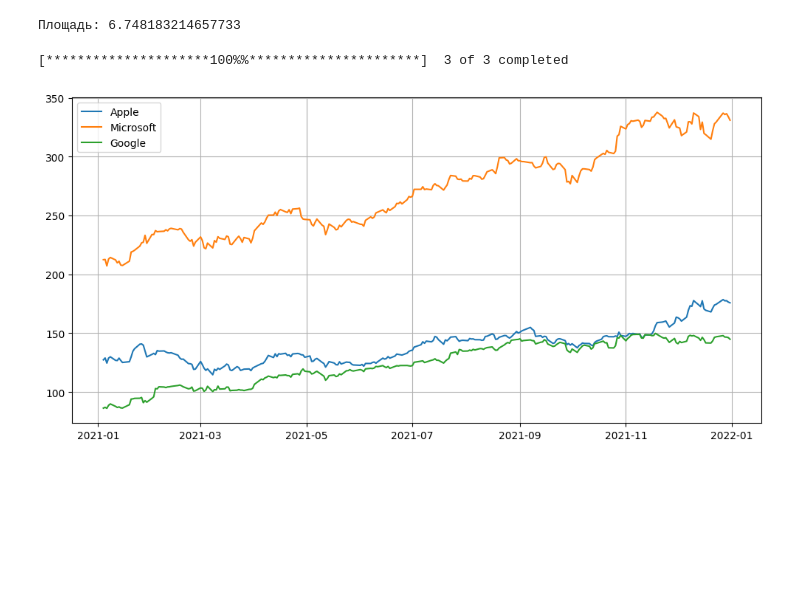
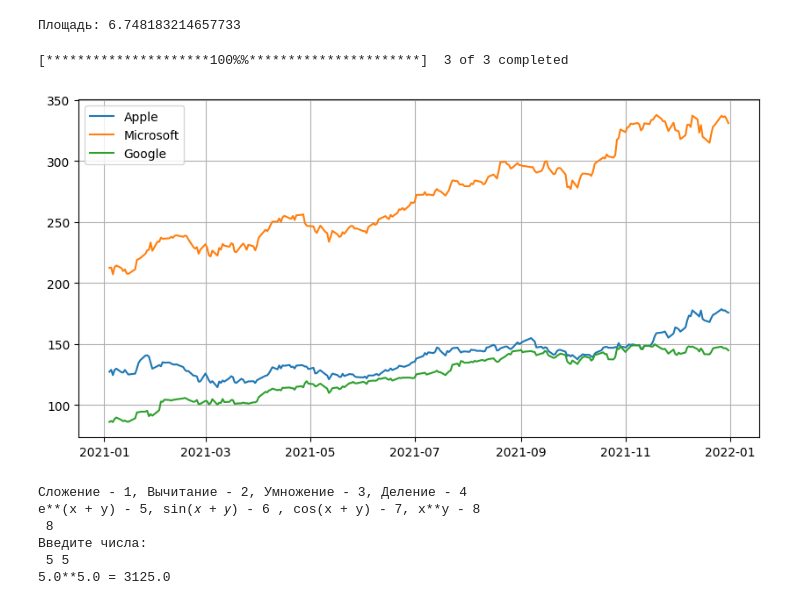
Before and after one commit to Semgior/AI_Homework, a Jupyter notebook: Smirnov_E_Workbook1.ipynb, the cells around one changed output. Cells and saved outputs as stored; diff of their text form; code cells hidden in the pictures; blank space fills up the shorter version.

```diff
--- a/Smirnov_E_Workbook1.ipynb
+++ b/Smirnov_E_Workbook1.ipynb
@@ -129,21 +129,52 @@ print(f"Площадь: {area_trapz}")
 # %%
 import pandas as pd
 import yfinance as yf
 import matplotlib.pyplot as plt
 
 start = "2021-01-01"
 end = "2022-01-01"
 ticker_symbols = ["AAPL", "MSFT", "GOOGL"]
 keys = {'AAPL':'Apple', 'MSFT':'Microsoft', 'GOOGL':'Google'}
+closing_prices = data["Adj Close"]
 
 data = yf.download(ticker_symbols, start, end)
 plt.figure(figsize=(10, 5))
 for symbol in ticker_symbols:
     plt.plot(closing_prices.index, closing_prices[symbol], label = keys.get(symbol))
 plt.grid()
 plt.legend()
 plt.tight_layout()
 plt.show()
 # %% [output]
 [*********************100%%**********************]  3 of 3 completed
-[figure, old version]
+[figure, new version]
+# %%
+import numpy as np
+print("Сложение - 1, Вычитание - 2, Умножение - 3, Деление - 4""\n""e**(x + y) - 5, sin(𝑥 + 𝑦) - 6 , cos(x + y) - 7, x**y - 8")
+mode = input()
+print("Введите числа:")
+op2 = 0
+inp = input().split()
+op1 = float(inp[0])
+if len(inp) == 1: op2 = 0
+else: op2 = float(inp[1])
+match mode:
+    case "1": print(f"{op1} + {op2} =", op1 + op2)
+    case "2": print(f"{op1} - {op2} =", op1 - op2)
+    case "3": print(f"{op1} * {op2} =", op1 * op2)
+    case "4":
+        if (op2 == 0):
+            print("Деление на ноль невозможно")
+        else: print(f"{op1} / {op2} =", op1 // op2)
+    case "5": print(f"e**({op1} + {op2}) =", np.exp(op1 + op2))
+    case "6": print(f"sin({op1} + {op2}) =", np.sin(op1 + op2))
+    case "7": print(f"cos({op1} + {op2}) =", np.cos(op1 + op2))
+    case "8": print(f"{op1}**{op2} =", op1**op2)
+    case _: print("Неверный номер операции")
+# %% [output]
+Сложение - 1, Вычитание - 2, Умножение - 3, Деление - 4
+e**(x + y) - 5, sin(𝑥 + 𝑦) - 6 , cos(x + y) - 7, x**y - 8
+ 8
+Введите числа:
+ 5 5
+5.0**5.0 = 3125.0
```
